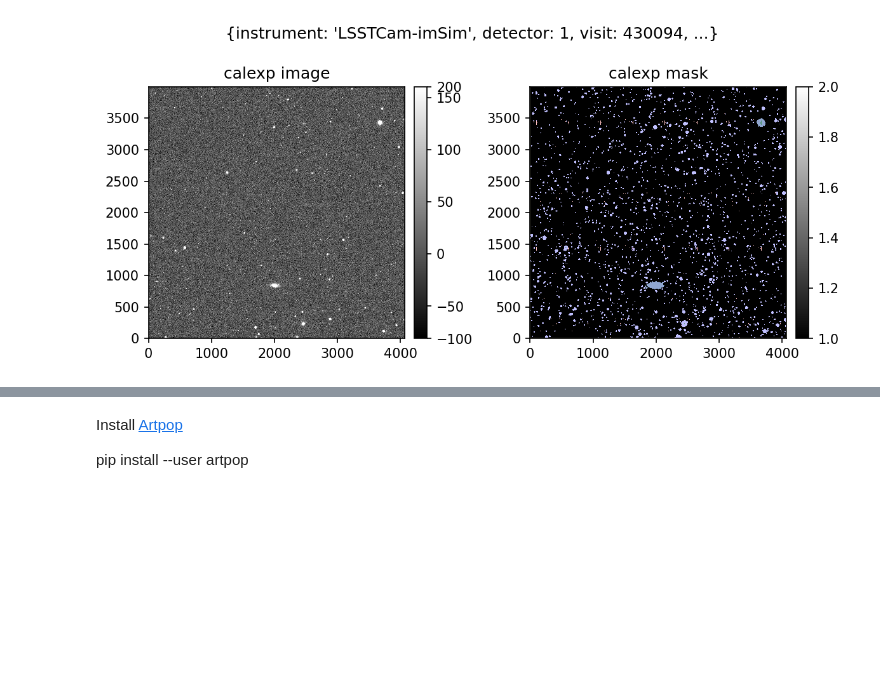
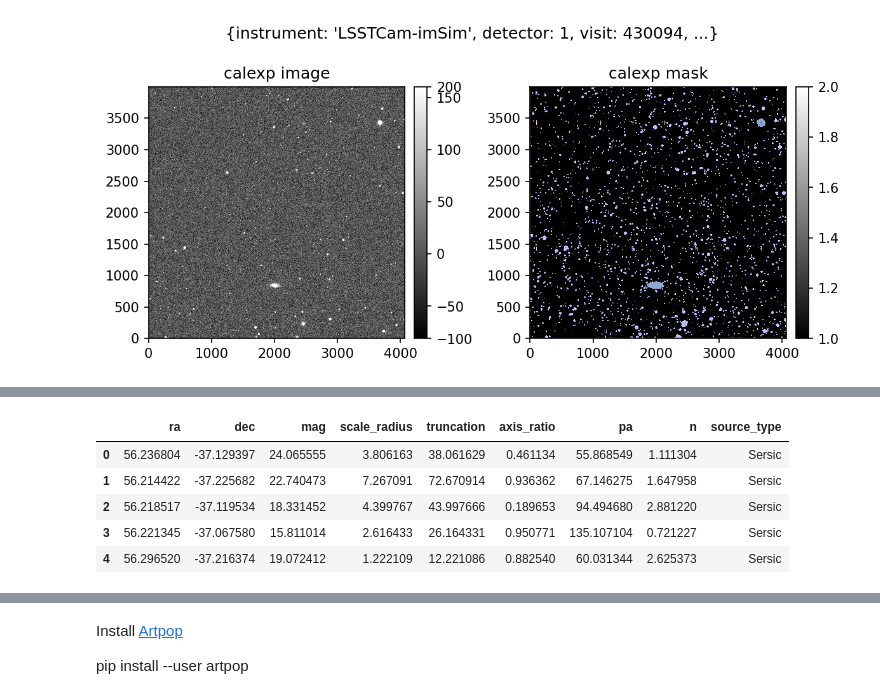
Before and after one commit to rubin-dp0/cst-dev, a Jupyter notebook: JLC_slagheap/ssi_explore.ipynb, the cells around one changed output, grey strips where cells are left out. Cells and saved outputs as stored; diff of their text form; code cells hidden in the pictures; blank space fills up the shorter version.

```diff
--- a/JLC_slagheap/ssi_explore.ipynb
+++ b/JLC_slagheap/ssi_explore.ipynb
@@ -141,0 +148,30 @@ plt.show()
+# %%
+np.random.seed(0)
+
+nsource = 100
+
+x = np.random.uniform(0, calexp_i.getBBox().endX, nsource)
+y = np.random.uniform(0, calexp_i.getBBox().endY, nsource)
+ra, dec = calexp_i.wcs.pixelToSkyArray(x, y, degrees=True)
+radii = np.random.uniform(1, 10, nsource)
+
+si_cat = pd.DataFrame(dict(
+    ra=ra,
+    dec=dec,
+    mag=np.random.uniform(15, 25, nsource),
+    scale_radius=radii,
+    truncation=10.0*radii,
+    axis_ratio=np.random.uniform(0.1, 1, nsource),
+    pa=np.random.uniform(0, 180, nsource),
+    n=np.random.uniform(0.5, 4, nsource),
+    source_type="Sersic",
+))
+
+display(si_cat[:5])
+# %% [output]
+|  | ra | dec | mag | scale_radius | truncation | axis_ratio | pa | n | source_type |
+| 0 | 56.236804 | -37.129397 | 24.065555 | 3.806163 | 38.061629 | 0.461134 | 55.868549 | 1.111304 | Sersic |
+| 1 | 56.214422 | -37.225682 | 22.740473 | 7.267091 | 72.670914 | 0.936362 | 67.146275 | 1.647958 | Sersic |
+| 2 | 56.218517 | -37.119534 | 18.331452 | 4.399767 | 43.997666 | 0.189653 | 94.494680 | 2.881220 | Sersic |
+| 3 | 56.221345 | -37.067580 | 15.811014 | 2.616433 | 26.164331 | 0.950771 | 135.107104 | 0.721227 | Sersic |
+| 4 | 56.296520 | -37.216374 | 19.072412 | 1.222109 | 12.221086 | 0.882540 | 60.031344 | 2.625373 | Sersic |
```
Also changed, not shown: parts of 44 cells of this notebook.
